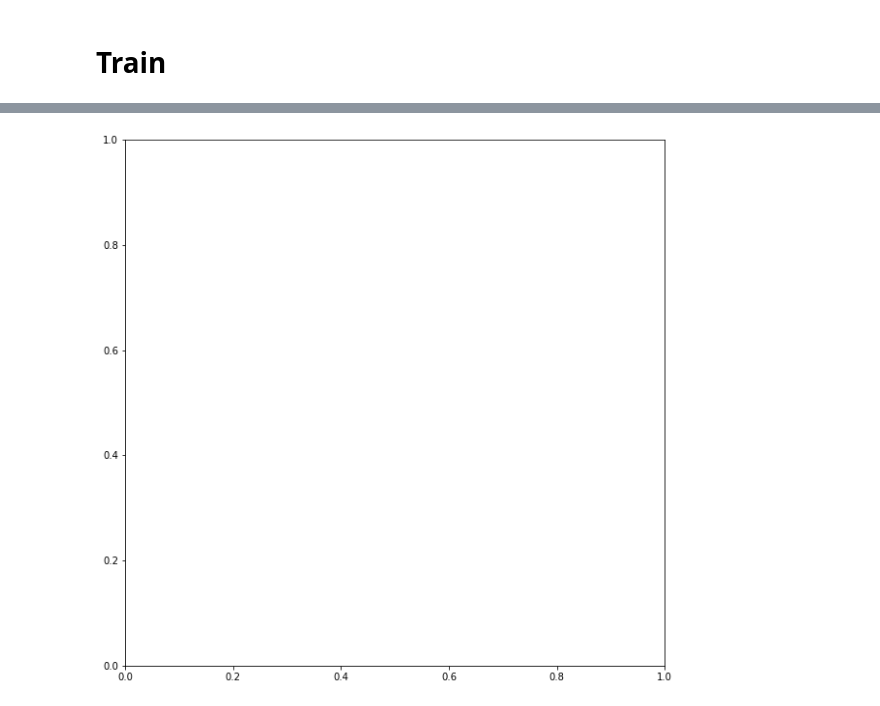
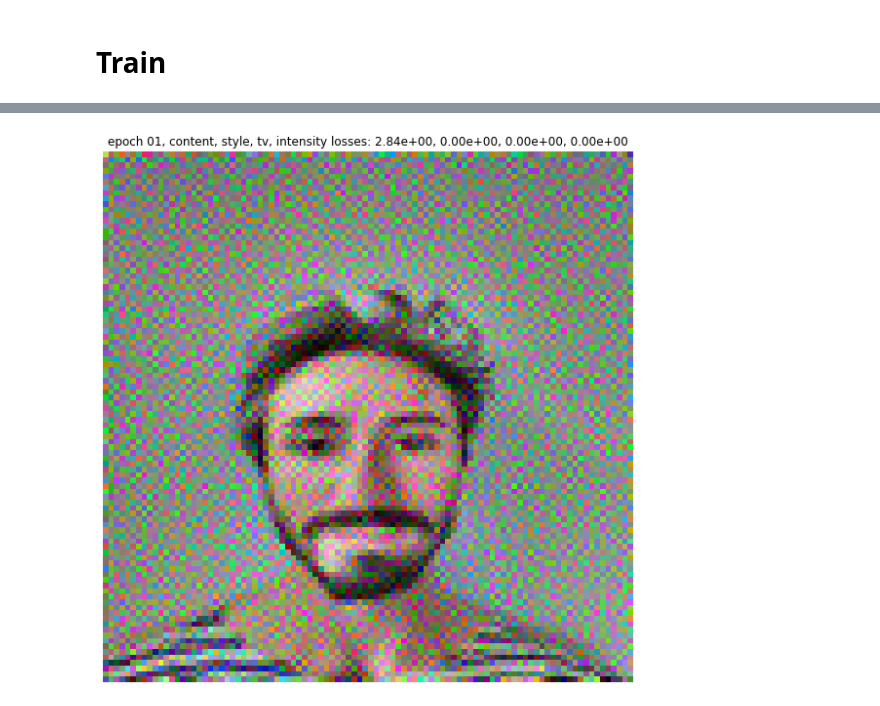
Before and after one commit to abauville/Neural_style_transfer, a Jupyter notebook: 03_Style_transfer.ipynb, the cells around one changed output, grey strips where cells are left out. Saved outputs shown, nothing was run; the diff lists cells and outputs as text; code cells hidden in the pictures.

```diff
--- a/03_Style_transfer.ipynb
+++ b/03_Style_transfer.ipynb
@@ -353,17 +333,20 @@ def closure_small():
     # im_gen.smooth(k=5e-2)
     im_generated = im_gen()
 
-    fm_gen_style = get_feature_maps(im_generated, style_layer_list, gen=True)
+#     fm_gen_style = get_feature_maps(im_generated, style_layer_list, gen=True)
 
     fm_gen_content = get_feature_maps(im_generated, content_layer, gen=True) # having to go through the network again is a bit ugly
-    print(fm_gen_content[0][0,0,0,0])
+
     # ko=K
-    gram_gen = get_gram(fm_gen_style)
+#     gram_gen = get_gram(fm_gen_style)
+    style_loss, tv_loss, int_loss = 0,0,0
     content_loss = get_content_loss(fm_content, fm_gen_content)
-    style_loss = get_style_loss(gram_style,gram_gen)
-    tv_loss = get_TV_loss(im_generated, TV_ref)
+#     style_loss = get_style_loss(gram_style,gram_gen)
+#     tv_loss = get_TV_loss(im_generated, TV_ref)
     # print(tv_loss)
-    int_loss = get_intensity_loss(im_generated)
+#     int_loss = get_intensity_loss(im_generated)
+    print(fm_gen_content[0][0,0,0,0], content_loss, im_generated[0,0,0,0])
+#     print(optimizer.state_dict())
 #     print(content_loss)
     return content_loss, style_loss, tv_loss, int_loss
 
@@ -377,50 +360,51 @@ def closure():
 last_loss = 1e10
 jit_i, jit_j = 0, 0,
 frame = 0
-for i in range(1):
+for i in range(2):
+    print(f"epoch {i:03d}")
 #     im_gen.jitter()
 
     optimizer.step(closure)
     scheduler.step()
-    # adjust weights
-    # content_loss, style_loss, tv_loss, int_loss = closure_small()
-    # if tv_weight*tv_loss>0.5*(style_weight*style_loss+content_weight*content_loss):
-    #     tv_weight *= 0.75
-    # if tv_weight*tv_loss<0.1*(style_weight*style_loss+content_weight*content_loss):
-    #     tv_weight *= 2.0
-#     if i%1==0:
-#         with torch.no_grad():
-# #             content_loss, style_loss, tv_loss = closure_small()
-#             loss = content_weight*content_loss + style_weight*style_loss + tv_weight*tv_loss + int_weight*int_loss
+  #  adjust weights
+    content_loss, style_loss, tv_loss, int_loss = closure_small()
+    if tv_weight*tv_loss>0.5*(style_weight*style_loss+content_weight*content_loss):
+        tv_weight *= 0.75
+    if tv_weight*tv_loss<0.1*(style_weight*style_loss+content_weight*content_loss):
+        tv_weight *= 2.0
+    if i%1==0:
+        with torch.no_grad():
+            content_loss, style_loss, tv_loss, int_loss = closure_small()
+            loss = content_weight*content_loss + style_weight*style_loss + tv_weight*tv_loss + int_weight*int_loss
 
-#             imnew = postprocess(im_gen())
+            imnew = postprocess(im_gen())
 
-#             plt.clf()
-#             plt.imshow(imnew)
-#             plt.axis("off")
-#             plt.title(f"epoch {i:02d}, content, style, tv, intensity losses: {content_weight*content_loss:.2e}, {style_weight*style_loss:.2e}, {tv_weight*tv_loss:.2e}, {int_weight*int_loss:.2e}")
-#             clear_output(wait = True)
-#             display(fig)
-#             # plt.savefig(f"/content/gdrive/MyDrive/00_Data_science/Neural_style_transfer/Output/Frame{frame:05d}")
-#             # frame += 1
+            plt.clf()
+            plt.imshow(imnew)
+            plt.axis("off")
+            plt.title(f"epoch {i:02d}, content, style, tv, intensity losses: {content_weight*content_loss:.2e}, {style_weight*style_loss:.2e}, {tv_weight*tv_loss:.2e}, {int_weight*int_loss:.2e}")
+            clear_output(wait = True)
+            display(fig)
+            # plt.savefig(f"/content/gdrive/MyDrive/00_Data_science/Neural_style_transfer/Output/Frame{frame:05d}")
+            # frame += 1
 
 
 
 
-            # if loss<abs_loss_limit:
-            #     clear_output(wait = True)
-            #     print(f'success: absolute loss limit ({abs_loss_limit:.1e}) reached')
-            #     break
-            # if torch.abs(last_loss-loss)<rel_loss_limit:
-            #     clear_output(wait = True)
-            #     print(f'stopped because relative loss limit ({rel_loss_limit:.1e})  was reached')
-            #     break
+            if loss<abs_loss_limit:
+                clear_output(wait = True)
+                print(f'success: absolute loss limit ({abs_loss_limit:.1e}) reached')
+                break
+            if torch.abs(last_loss-loss)<rel_loss_limit:
+                clear_output(wait = True)
+                print(f'stopped because relative loss limit ({rel_loss_limit:.1e})  was reached')
+                break
 
-#             last_loss = loss
+            last_loss = loss
 
-# plt.clf()
-# plt.imshow(imnew)
-# plt.title(f"epoch {i:02d}, content, style, tv, intensity losses: {content_weight*content_loss:.2e}, {style_weight*style_loss:.2e}, {tv_weight*tv_loss:.2e}, {int_weight*int_loss:.2e}")
-# # plt.savefig(f"./Output/Frame{frame:05d}")
-# frame += 1
+plt.clf()
+plt.imshow(imnew)
+plt.title(f"epoch {i:02d}, content, style, tv, intensity losses: {content_weight*content_loss:.2e}, {style_weight*style_loss:.2e}, {tv_weight*tv_loss:.2e}, {int_weight*int_loss:.2e}")
+# plt.savefig(f"./Output/Frame{frame:05d}")
+frame += 1
 # %% [output]
@@ -447 +411 @@ tensor(-3.5310, grad_fn=<SelectBackward>)
-[figure, old version]
+[figure, new version]
```
Also changed, not shown: parts of 4 cells of this notebook, 1 other file.
